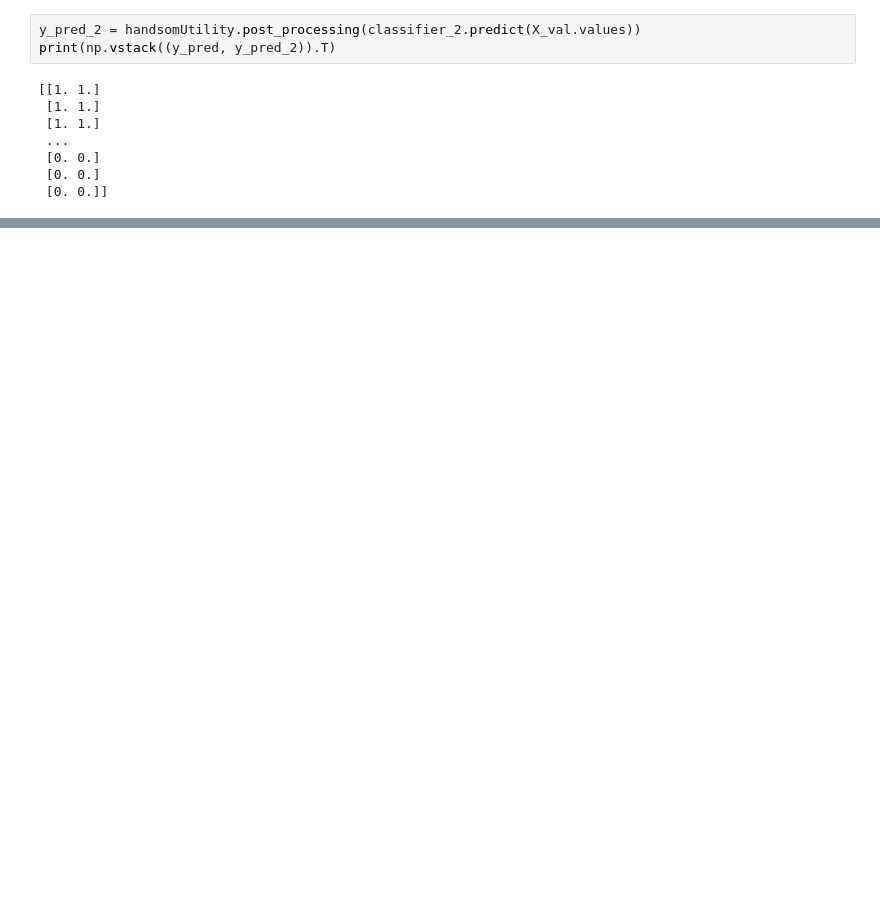
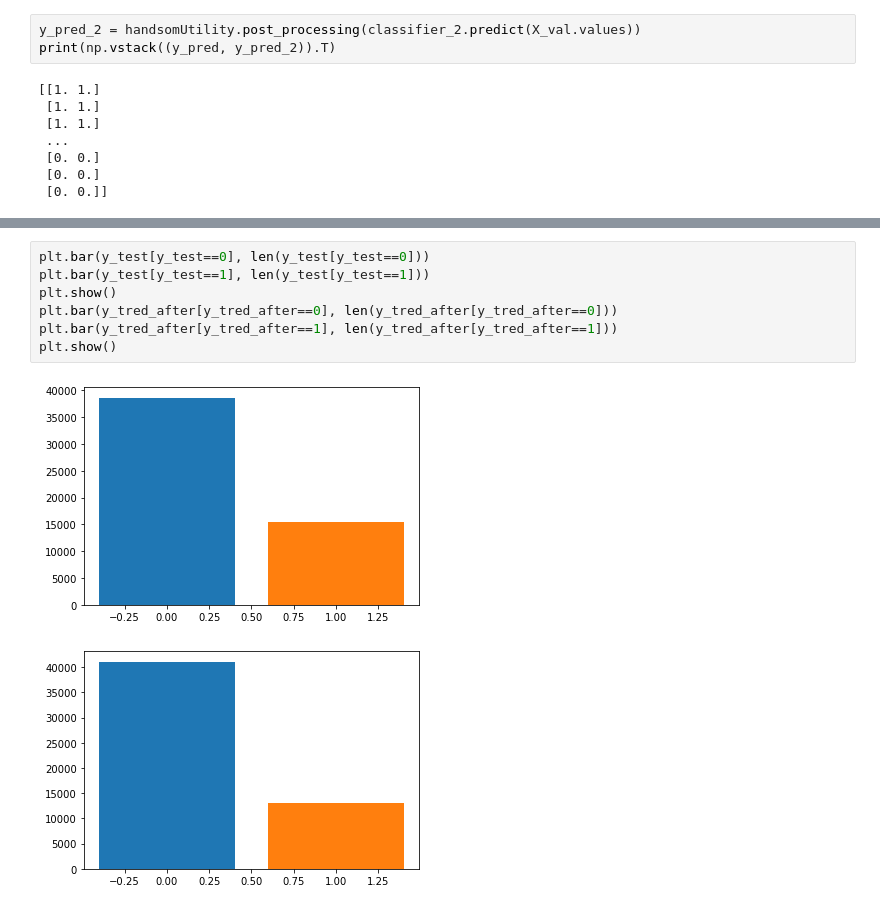
Before and after one commit to kareemjeiroudi/pattern_class_project, a Jupyter notebook: Phase02/final-speech-classifier.ipynb, the cells around one changed output, grey strips where cells are left out. Saved outputs shown, nothing was run; the diff lists cells and outputs as text; blank space fills up the shorter version.

```diff
--- a/Phase02/final-speech-classifier.ipynb
+++ b/Phase02/final-speech-classifier.ipynb
@@ -98,0 +188,10 @@ print(np.vstack((y_pred, y_pred_2)).T)
+# %%
+plt.bar(y_test[y_test==0], len(y_test[y_test==0]))
+plt.bar(y_test[y_test==1], len(y_test[y_test==1]))
+plt.show()
+plt.bar(y_tred_after[y_tred_after==0], len(y_tred_after[y_tred_after==0]))
+plt.bar(y_tred_after[y_tred_after==1], len(y_tred_after[y_tred_after==1]))
+plt.show()
+# %% [output]
+[figure, added]
+[figure, added]
```
Also changed, not shown: parts of 11 cells of this notebook, 8 other files.
